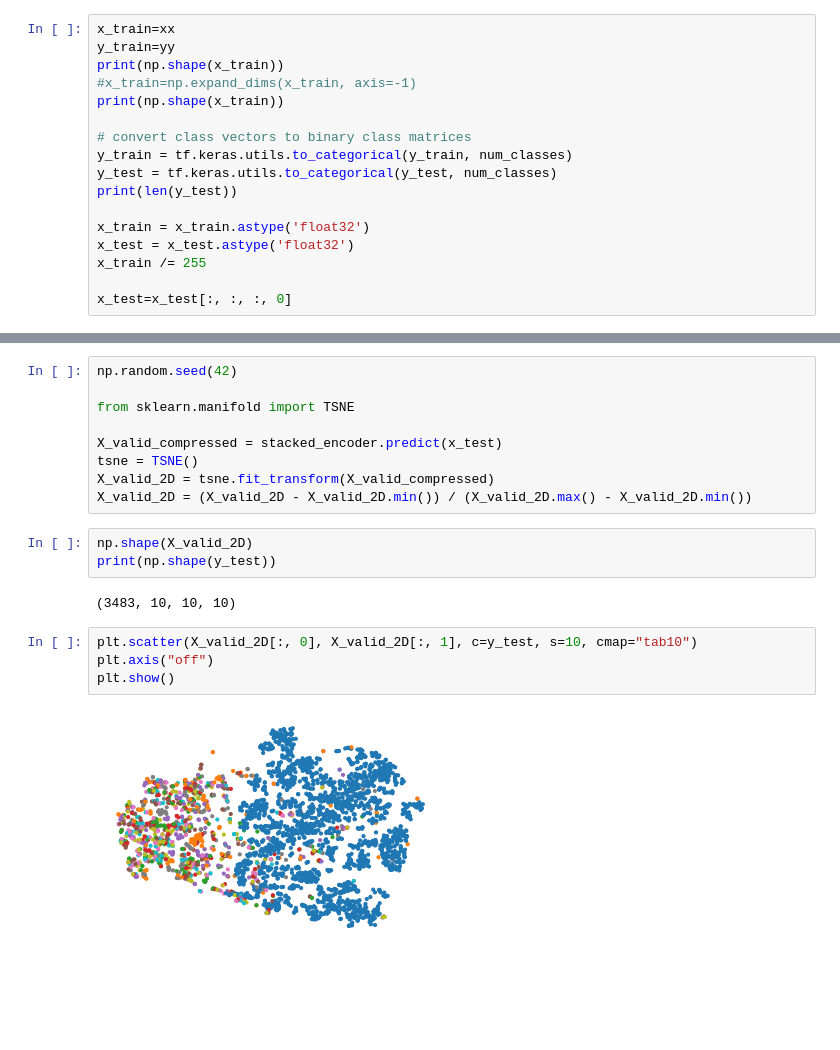
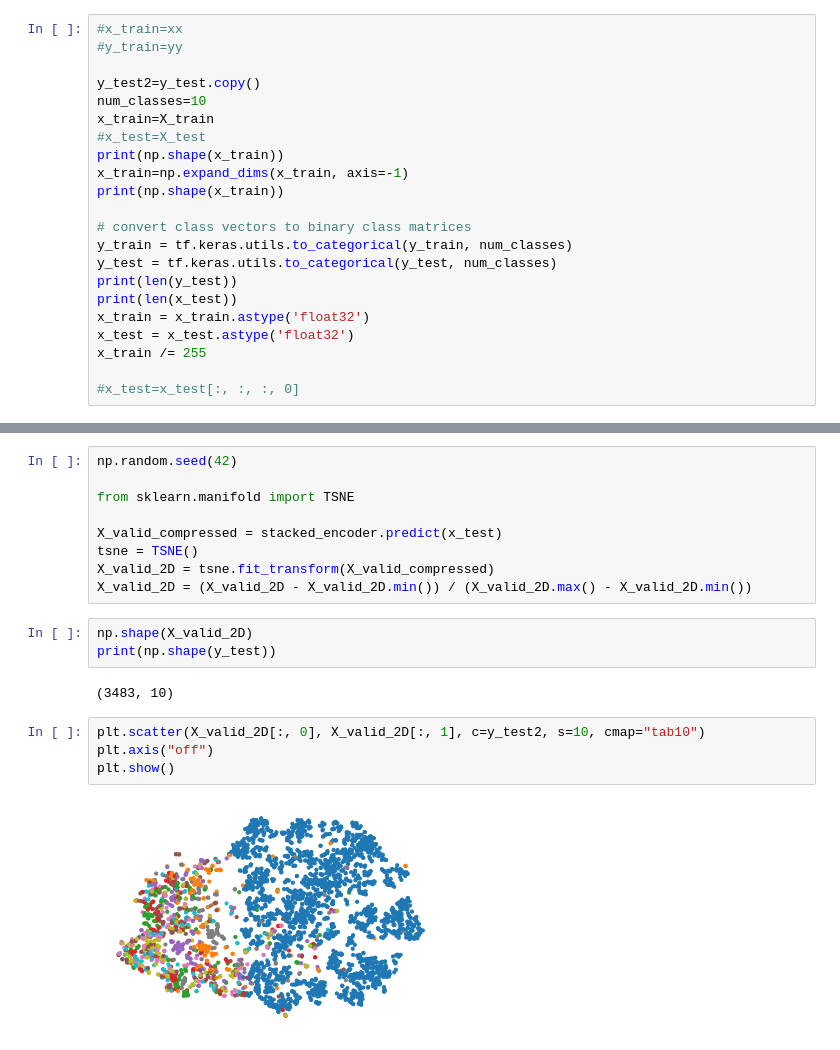
Before and after one commit to simonjuleseric2/Deep-learning-and-backtracking-sudoku, a Jupyter notebook: digit_generation&training.ipynb, the cells around one changed output, grey strips where cells are left out. Saved outputs shown, nothing was run; the diff lists cells and outputs as text; blank space fills up the shorter version.

```diff
--- a/digit_generation&training.ipynb
+++ b/digit_generation&training.ipynb
@@ -1490,18 +1499,23 @@ x_test=np.load(x_test_path)
 # %%
-x_train=xx
-y_train=yy
+#x_train=xx
+#y_train=yy
+
+y_test2=y_test.copy()
+num_classes=10
+x_train=X_train
+#x_test=X_test
 print(np.shape(x_train))
-#x_train=np.expand_dims(x_train, axis=-1)
+x_train=np.expand_dims(x_train, axis=-1)
 print(np.shape(x_train))
 
 # convert class vectors to binary class matrices
 y_train = tf.keras.utils.to_categorical(y_train, num_classes)
 y_test = tf.keras.utils.to_categorical(y_test, num_classes)
 print(len(y_test))
-
+print(len(x_test))
 x_train = x_train.astype('float32')
 x_test = x_test.astype('float32')
 x_train /= 255
 
-x_test=x_test[:, :, :, 0]
+#x_test=x_test[:, :, :, 0]
 # %% [output]
@@ -1563,10 +1578,10 @@ X_valid_2D = (X_valid_2D - X_valid_2D.min()) / (X_valid_2D.max() - X_valid_2D.mi
 np.shape(X_valid_2D)
 print(np.shape(y_test))
 # %% [output]
-(3483, 10, 10, 10)
+(3483, 10)
 # %%
-plt.scatter(X_valid_2D[:, 0], X_valid_2D[:, 1], c=y_test, s=10, cmap="tab10")
+plt.scatter(X_valid_2D[:, 0], X_valid_2D[:, 1], c=y_test2, s=10, cmap="tab10")
 plt.axis("off")
 plt.show()
 # %% [output]
-[figure, old version]
+[figure, new version]
```
Also changed, not shown: parts of 34 cells of this notebook, 4 other files.
